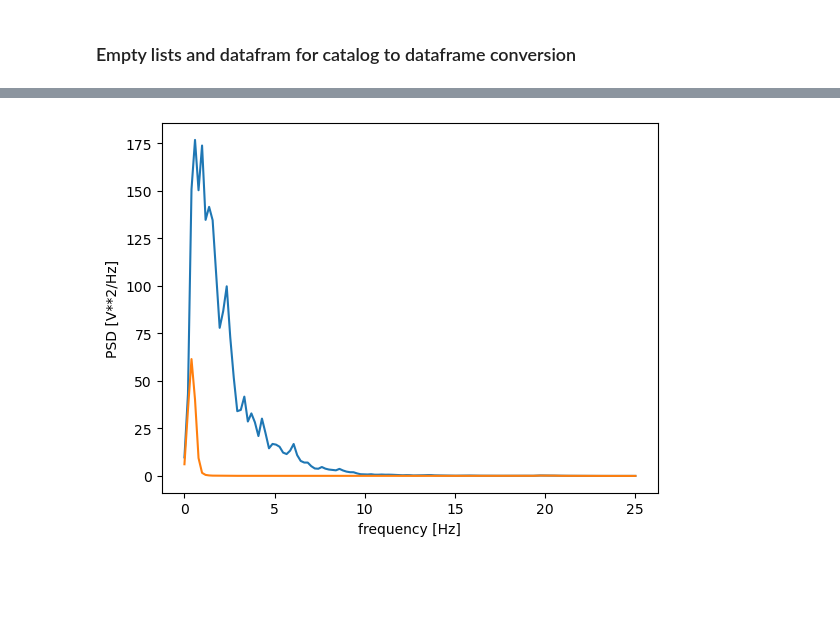
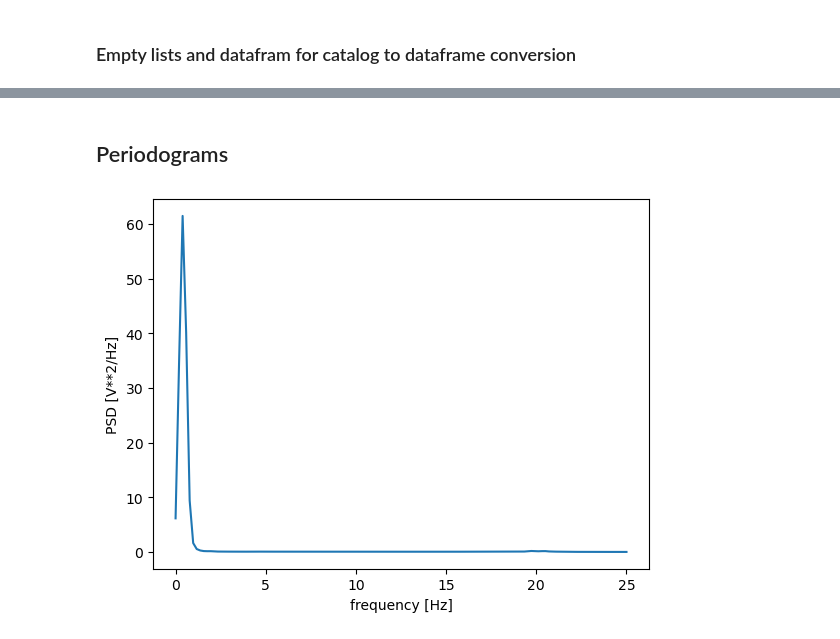
Before and after one commit to iganache/venusquakes, a Jupyter notebook: Tian_event_types.ipynb, the cells around one changed output, grey strips where cells are left out. Saved outputs shown, nothing was run; the diff lists cells and outputs as text; code cells hidden in the pictures; blank space fills up the shorter version.

```diff
--- a/Tian_event_types.ipynb
+++ b/Tian_event_types.ipynb
@@ -130,3 +185,3 @@ plt.show()
 # %%
-tr_trunc = tr.slice(starttime = obspy.UTCDateTime("2020-09-06T12:34:58.719000Z"), endtime =  obspy.UTCDateTime("2020-09-06T12:34:58.719000Z")+600)
+tr_trunc = tr.slice(starttime = obspy.UTCDateTime("2020-09-01T08:35:47.808937Z")-20, endtime =  obspy.UTCDateTime("2020-09-01T08:35:47.808937Z")+120)
 tr_trunc1 = tr.slice(starttime = obspy.UTCDateTime("2020-09-06T12:34:58.719000Z")+600, endtime =  obspy.UTCDateTime("2020-09-06T12:34:58.719000Z")+1200)
@@ -207,14 +211,10 @@ plt.show()
+# %% [markdown]
+## Periodograms
 # %%
-f1, Pxx_den1 =  scipy.signal.welch(tr_trunc1.data, fs = 1/tr_trunc.stats.delta)
-plt.plot(f, Pxx_den)
-plt.plot(f1, Pxx_den1)
-
-# plt.xlim/([0,5])
-
+f_floor, PSD_floor =  signal.welch(tr_trunc1.data, fs = 1/tr_trunc.stats.delta)
+plt.plot(f_floor, PSD_floor)
 plt.xlabel('frequency [Hz]')
-
 plt.ylabel('PSD [V**2/Hz]')
-
 plt.show()
 # %% [output]
-[figure, old version]
+[figure, new version]
```
Also changed, not shown: parts of 18 cells of this notebook, 1 other file.
